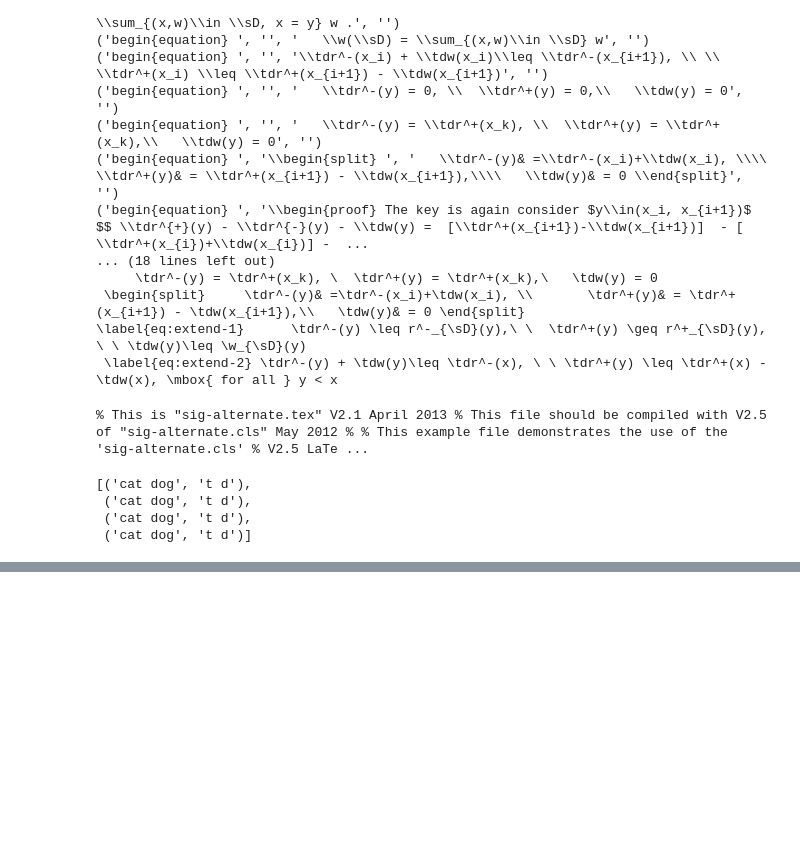
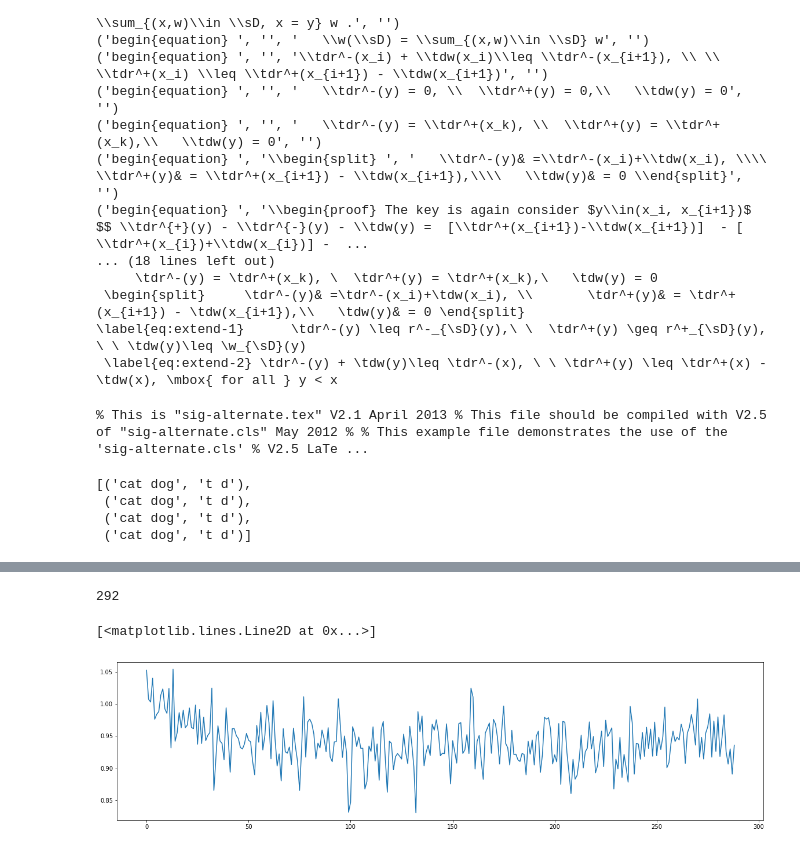
Before and after one commit to hnt4499/latex-gen, a Jupyter notebook: experiment.ipynb, the cells around one changed output, grey strips where cells are left out. Drawn from its saved outputs; the diff is of its cells as text; code cells hidden in the pictures; blank space fills up the shorter version.

```diff
--- a/experiment.ipynb
+++ b/experiment.ipynb
@@ -90,0 +95,4 @@ re.findall("(ca(.*?)og)", tex)
+# %%
+with open("data/checkpoints/20190709_0221/checkpoints/checkpoint_292050.json", "r") as j:
+    data = json.load(j)
+    print(data.keys())
@@ -90,0 +125,16 @@ re.findall("(ca(.*?)og)", tex)
+# %%
+a = np.arange(start=data["opt"]["checkpoint_every"], stop=292050, step=data["opt"]["checkpoint_every"])
+len(a)
+# %% [output]
+292
+# %%
+def remove_outliers(points):
+    if not isinstance(points, np.ndarray):
+        points = np.asarray(points)
+    return points[~is_outlier(points)]
+# %%
+fig = plt.figure(figsize=(20, 5))
+plt.plot(remove_outliers(data["train_loss_history"][::1000]))
+# %% [output]
+[<matplotlib.lines.Line2D at 0x...>]
+[figure, added]
```
Also changed, not shown: parts of 7 cells of this notebook.
